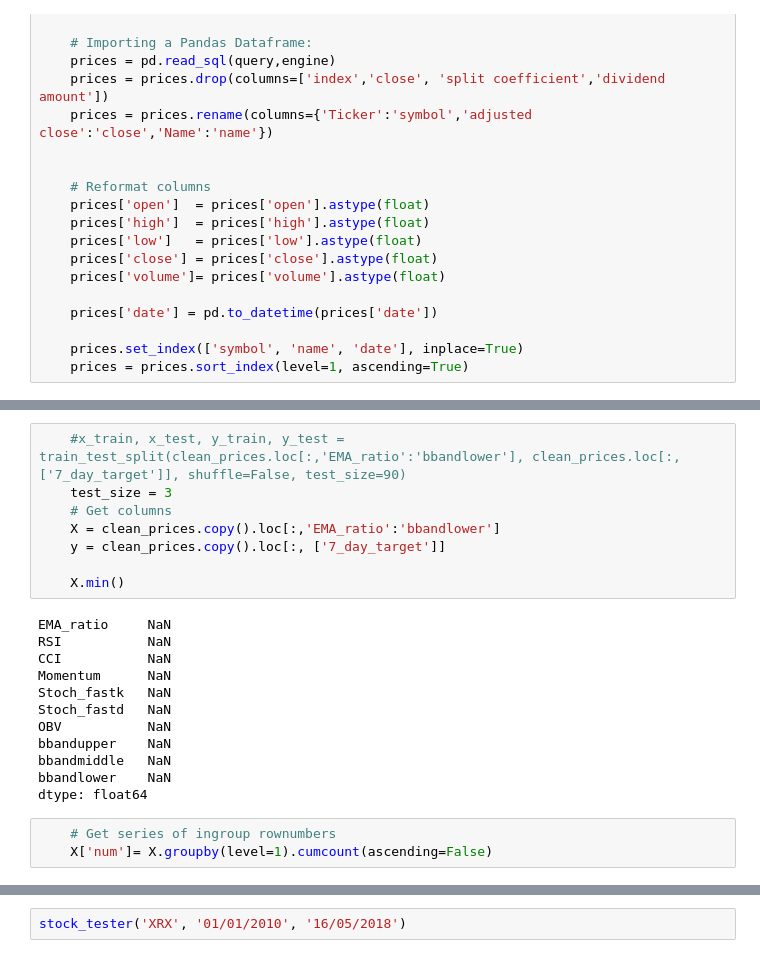
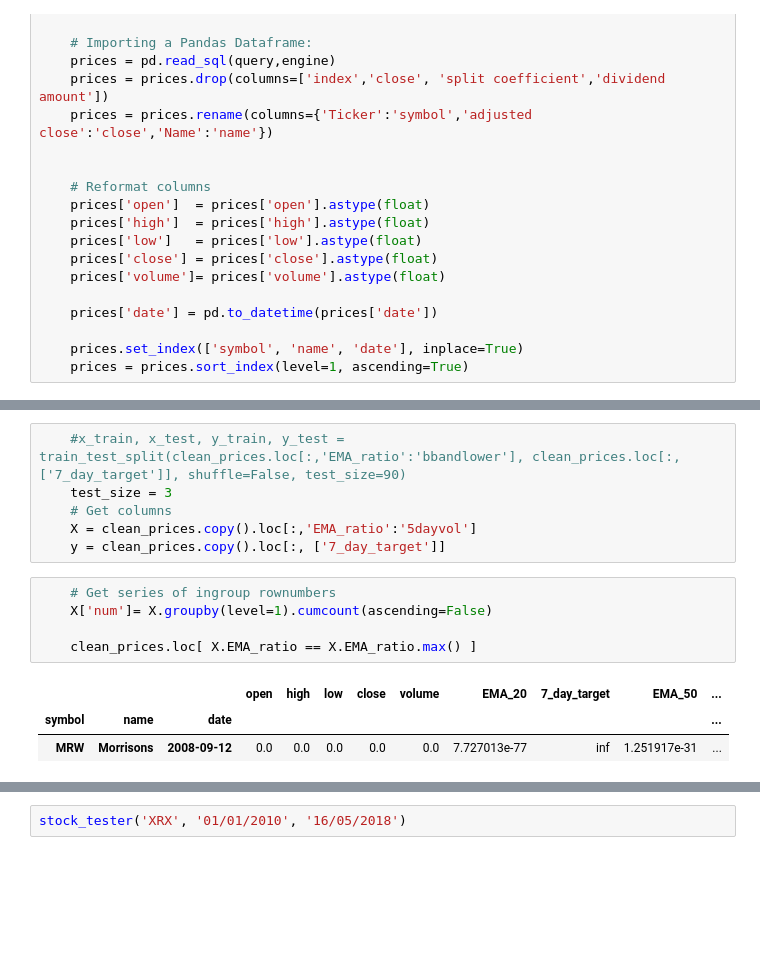
Before and after one commit to Jonny2650/Trading, a Jupyter notebook: Model.ipynb, the cells around one changed output, grey strips where cells are left out. Drawn from its saved outputs; the diff is of its cells as text; blank space fills up the shorter version.

```diff
--- a/Model.ipynb
+++ b/Model.ipynb
@@ -154,25 +140,17 @@ array([  7.1255,   7.2028,   7.1448, ..., 131.32  , 131.32  , 131.77  ])
     #x_train, x_test, y_train, y_test = train_test_split(clean_prices.loc[:,'EMA_ratio':'bbandlower'], clean_prices.loc[:,['7_day_target']], shuffle=False, test_size=90)
     test_size = 3
     # Get columns
-    X = clean_prices.copy().loc[:,'EMA_ratio':'bbandlower']
+    X = clean_prices.copy().loc[:,'EMA_ratio':'5dayvol']
     y = clean_prices.copy().loc[:, ['7_day_target']]
-
-    X.min()
-# %% [output]
-EMA_ratio     NaN
-RSI           NaN
-CCI           NaN
-Momentum      NaN
-Stoch_fastk   NaN
-Stoch_fastd   NaN
-OBV           NaN
-bbandupper    NaN
-bbandmiddle   NaN
-bbandlower    NaN
-dtype: float64
 # %%
     # Get series of ingroup rownumbers
     X['num']= X.groupby(level=1).cumcount(ascending=False)
+
+    clean_prices.loc[ X.EMA_ratio == X.EMA_ratio.max() ]
+# %% [output]
+|  |  |  | open | high | low | close | volume | EMA_20 | 7_day_target | EMA_50 | ... |
+| symbol | name | date |  |  |  |  |  |  |  |  | ... |
+| MRW | Morrisons | 2008-09-12 | 0.0 | 0.0 | 0.0 | 0.0 | 0.0 | 7.727013e-77 | inf | 1.251917e-31 | ... |
 # %%
     # Filter
     X_train = X.loc[X.num > test_size ].drop(columns='num')
```
Also changed, not shown: parts of 6 cells of this notebook.
